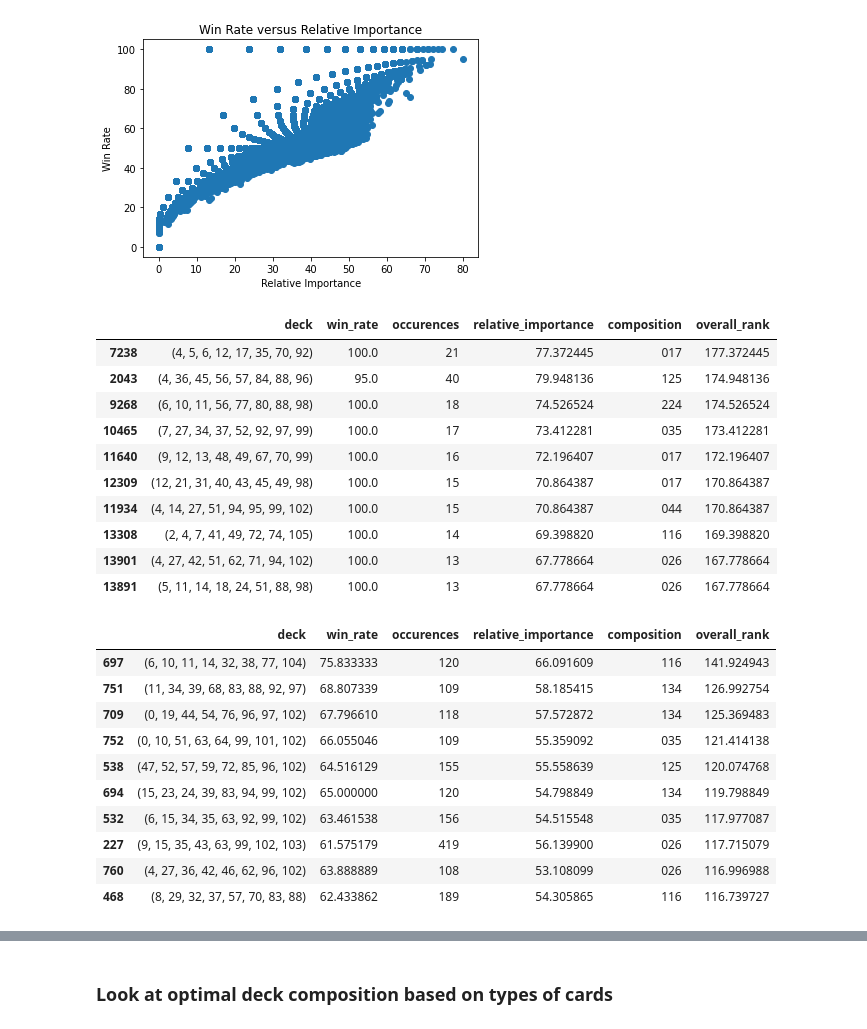
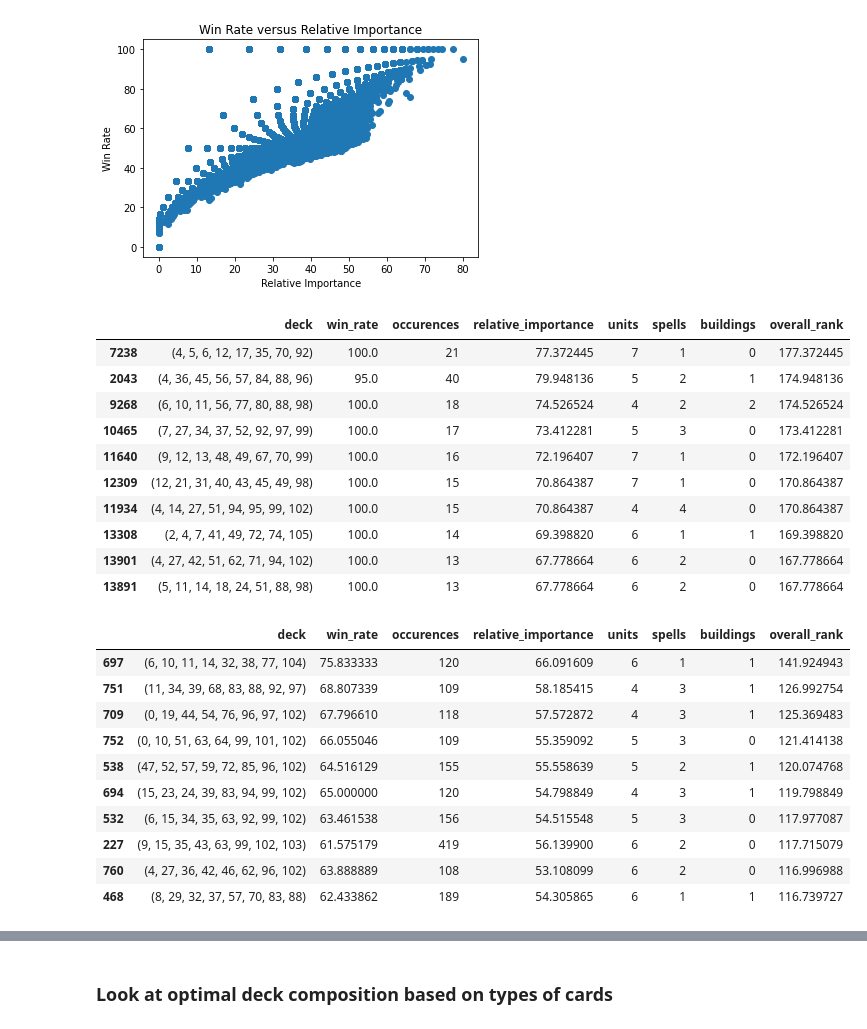
Before and after one commit to tnguyen59/Clash-Royale-Analysis, a Jupyter notebook: brendan.ipynb, the cells around one changed output, grey strips where cells are left out. Cells and saved outputs as stored; diff of their text form; code cells hidden in the pictures.

```diff
--- a/brendan.ipynb
+++ b/brendan.ipynb
@@ -101,31 +101,30 @@ def AgrestiCoullLower(n, k):
     return max(0,pest-radius); #Lower bound
     #Upper bound is min(1,pest+radius)
 
-def FindComp(card):
-    dict_comp[data_cards.loc[card].type] = dict_comp[data_cards.loc[card].type]+1
-
 for (deck, count) in most_common_decks:
     dict_win_rate[deck] = (dict_decks_winning_only[deck]/count)*100
     decks.append(deck)
     win_rates.append((dict_decks_winning_only[deck]/count)*100)
     occurences.append(count)
     relative_imp.append(AgrestiCoullLower(count,dict_decks_winning_only[deck])*100)
-    combo = 0
+    unit = 0
+    spell = 0
+    building = 0
     for card in deck:
         curr_type = data_cards.loc[card].type
         if(curr_type == "unit"):
-            combo += 1
+            unit += 1
         elif(curr_type == "spell"):
-            combo += 10
+            spell += 1
         elif(curr_type == "defense" or curr_type == "spawner" or curr_type == "siege" or curr_type == "building"):
-            combo += 100
-    comp.append(str(combo))
+            building += 1
+    comp.append(str(unit+spell*10+building*100).zfill(3))
 
 win_rate = Counter(dict_win_rate).most_common()
 print(win_rate[1:10])
 
 # extracting win_rate data as a
-data_win_rate = pd.DataFrame({"deck": decks, "win_rate": win_rates, "occurences": occurences, "relative_importance": relative_imp})
+data_win_rate = pd.DataFrame({"deck": decks, "win_rate": win_rates, "occurences": occurences, "relative_importance": relative_imp, 'composition': comp, 'units': units, 'spells': spells, 'buildings': buildings})
 data_win_rate["relative_importance"].max()
 # %% [output]
 [((6, 10, 11, 56, 77, 80, 88, 98), 100.0), ((7, 27, 34, 37, 52, 92, 97, 99), 100.0), ((9, 12, 13, 48, 49, 67, 70, 99), 100.0), ((4, 14, 27, 51, 94, 95, 99, 102), 100.0), ((12, 21, 31, 40, 43, 45, 49,  ...
@@ -181,37 +180,35 @@ fig.show()
 [figure]
 # %%
 # Finding 5 most relevant decks in the meta
-data_win_rate["composition"] = comp
-data_win_rate["composition"] = data_win_rate["composition"].apply(lambda x: x.zfill(3))
 data_win_rate["overall_rank"]= data_win_rate[['win_rate', 'relative_importance']].sum(1)
 data_win_rate.sort_values(by=['overall_rank'], ascending=False).head(10)
 # %% [output]
-|  | deck | win_rate | occurences | relative_importance | composition | overall_rank |
-| 7238 | (4, 5, 6, 12, 17, 35, 70, 92) | 100.0 | 21 | 77.372445 | 017 | 177.372445 |
-| 2043 | (4, 36, 45, 56, 57, 84, 88, 96) | 95.0 | 40 | 79.948136 | 125 | 174.948136 |
-| 9268 | (6, 10, 11, 56, 77, 80, 88, 98) | 100.0 | 18 | 74.526524 | 224 | 174.526524 |
-| 10465 | (7, 27, 34, 37, 52, 92, 97, 99) | 100.0 | 17 | 73.412281 | 035 | 173.412281 |
-| 11640 | (9, 12, 13, 48, 49, 67, 70, 99) | 100.0 | 16 | 72.196407 | 017 | 172.196407 |
-| 12309 | (12, 21, 31, 40, 43, 45, 49, 98) | 100.0 | 15 | 70.864387 | 017 | 170.864387 |
-| 11934 | (4, 14, 27, 51, 94, 95, 99, 102) | 100.0 | 15 | 70.864387 | 044 | 170.864387 |
-| 13308 | (2, 4, 7, 41, 49, 72, 74, 105) | 100.0 | 14 | 69.398820 | 116 | 169.398820 |
-| 13901 | (4, 27, 42, 51, 62, 71, 94, 102) | 100.0 | 13 | 67.778664 | 026 | 167.778664 |
-| 13891 | (5, 11, 14, 18, 24, 51, 88, 98) | 100.0 | 13 | 67.778664 | 026 | 167.778664 |
+|  | deck | win_rate | occurences | relative_importance | units | spells | buildings | overall_rank |
+| 7238 | (4, 5, 6, 12, 17, 35, 70, 92) | 100.0 | 21 | 77.372445 | 7 | 1 | 0 | 177.372445 |
+| 2043 | (4, 36, 45, 56, 57, 84, 88, 96) | 95.0 | 40 | 79.948136 | 5 | 2 | 1 | 174.948136 |
+| 9268 | (6, 10, 11, 56, 77, 80, 88, 98) | 100.0 | 18 | 74.526524 | 4 | 2 | 2 | 174.526524 |
+| 10465 | (7, 27, 34, 37, 52, 92, 97, 99) | 100.0 | 17 | 73.412281 | 5 | 3 | 0 | 173.412281 |
+| 11640 | (9, 12, 13, 48, 49, 67, 70, 99) | 100.0 | 16 | 72.196407 | 7 | 1 | 0 | 172.196407 |
+| 12309 | (12, 21, 31, 40, 43, 45, 49, 98) | 100.0 | 15 | 70.864387 | 7 | 1 | 0 | 170.864387 |
+| 11934 | (4, 14, 27, 51, 94, 95, 99, 102) | 100.0 | 15 | 70.864387 | 4 | 4 | 0 | 170.864387 |
+| 13308 | (2, 4, 7, 41, 49, 72, 74, 105) | 100.0 | 14 | 69.398820 | 6 | 1 | 1 | 169.398820 |
+| 13901 | (4, 27, 42, 51, 62, 71, 94, 102) | 100.0 | 13 | 67.778664 | 6 | 2 | 0 | 167.778664 |
+| 13891 | (5, 11, 14, 18, 24, 51, 88, 98) | 100.0 | 13 | 67.778664 | 6 | 2 | 0 | 167.778664 |
 # %%
 # Ignoring decks played under 100 times
 data_win_rate[data_win_rate["occurences"] > 100].sort_values(by=['overall_rank'], ascending=False).head(10)
 # %% [output]
-|  | deck | win_rate | occurences | relative_importance | composition | overall_rank |
-| 697 | (6, 10, 11, 14, 32, 38, 77, 104) | 75.833333 | 120 | 66.091609 | 116 | 141.924943 |
-| 751 | (11, 34, 39, 68, 83, 88, 92, 97) | 68.807339 | 109 | 58.185415 | 134 | 126.992754 |
-| 709 | (0, 19, 44, 54, 76, 96, 97, 102) | 67.796610 | 118 | 57.572872 | 134 | 125.369483 |
-| 752 | (0, 10, 51, 63, 64, 99, 101, 102) | 66.055046 | 109 | 55.359092 | 035 | 121.414138 |
-| 538 | (47, 52, 57, 59, 72, 85, 96, 102) | 64.516129 | 155 | 55.558639 | 125 | 120.074768 |
-| 694 | (15, 23, 24, 39, 83, 94, 99, 102) | 65.000000 | 120 | 54.798849 | 134 | 119.798849 |
-| 532 | (6, 15, 34, 35, 63, 92, 99, 102) | 63.461538 | 156 | 54.515548 | 035 | 117.977087 |
-| 227 | (9, 15, 35, 43, 63, 99, 102, 103) | 61.575179 | 419 | 56.139900 | 026 | 117.715079 |
-| 760 | (4, 27, 36, 42, 46, 62, 96, 102) | 63.888889 | 108 | 53.108099 | 026 | 116.996988 |
-| 468 | (8, 29, 32, 37, 57, 70, 83, 88) | 62.433862 | 189 | 54.305865 | 116 | 116.739727 |
+|  | deck | win_rate | occurences | relative_importance | units | spells | buildings | overall_rank |
+| 697 | (6, 10, 11, 14, 32, 38, 77, 104) | 75.833333 | 120 | 66.091609 | 6 | 1 | 1 | 141.924943 |
+| 751 | (11, 34, 39, 68, 83, 88, 92, 97) | 68.807339 | 109 | 58.185415 | 4 | 3 | 1 | 126.992754 |
+| 709 | (0, 19, 44, 54, 76, 96, 97, 102) | 67.796610 | 118 | 57.572872 | 4 | 3 | 1 | 125.369483 |
+| 752 | (0, 10, 51, 63, 64, 99, 101, 102) | 66.055046 | 109 | 55.359092 | 5 | 3 | 0 | 121.414138 |
+| 538 | (47, 52, 57, 59, 72, 85, 96, 102) | 64.516129 | 155 | 55.558639 | 5 | 2 | 1 | 120.074768 |
+| 694 | (15, 23, 24, 39, 83, 94, 99, 102) | 65.000000 | 120 | 54.798849 | 4 | 3 | 1 | 119.798849 |
+| 532 | (6, 15, 34, 35, 63, 92, 99, 102) | 63.461538 | 156 | 54.515548 | 5 | 3 | 0 | 117.977087 |
+| 227 | (9, 15, 35, 43, 63, 99, 102, 103) | 61.575179 | 419 | 56.139900 | 6 | 2 | 0 | 117.715079 |
+| 760 | (4, 27, 36, 42, 46, 62, 96, 102) | 63.888889 | 108 | 53.108099 | 6 | 2 | 0 | 116.996988 |
+| 468 | (8, 29, 32, 37, 57, 70, 83, 88) | 62.433862 | 189 | 54.305865 | 6 | 1 | 1 | 116.739727 |
 # %%
 # Ignoring decks played under 1000 times
 data_win_rate[data_win_rate["occurences"] > 1000].sort_values(by=['overall_rank'], ascending=False).head(10)
```
Also changed, not shown: parts of 5 cells of this notebook.
